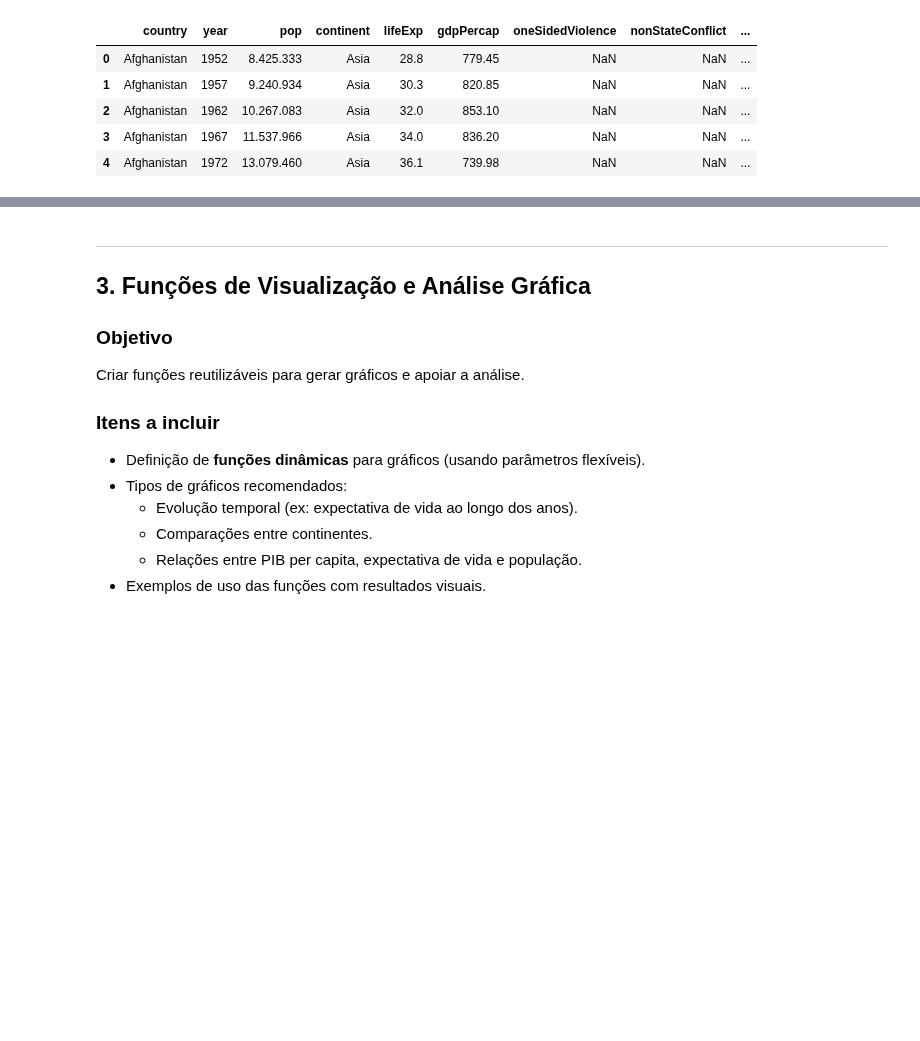
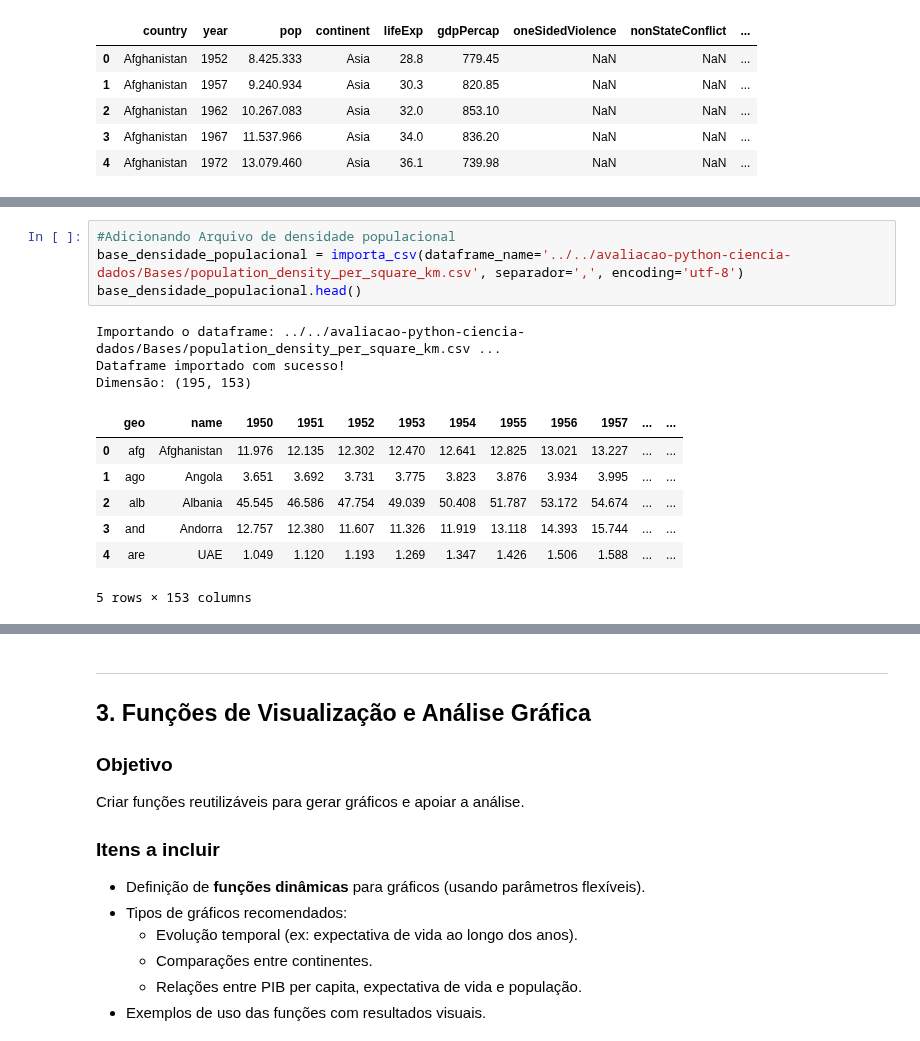
Before and after one commit to brunobgcardoso/avaliacao-python-ciencia-dados, a Jupyter notebook: src/Principal.ipynb, the cells around one changed output, grey strips where cells are left out. Saved outputs shown, nothing was run; the diff lists cells and outputs as text; blank space fills up the shorter version.

```diff
--- a/src/Principal.ipynb
+++ b/src/Principal.ipynb
@@ -324,0 +372,15 @@ Dimensão: (1704, 12)
+# %%
+#Adicionando Arquivo de densidade populacional
+base_densidade_populacional = importa_csv(dataframe_name='../../avaliacao-python-ciencia-dados/Bases/population_density_per_square_km.csv', separador=',', encoding='utf-8')
+base_densidade_populacional.head()
+# %% [output]
+Importando o dataframe: ../../avaliacao-python-ciencia-dados/Bases/population_density_per_square_km.csv ...
+Dataframe importado com sucesso!
+Dimensão: (195, 153)
+|  | geo | name | 1950 | 1951 | 1952 | 1953 | 1954 | 1955 | 1956 | 1957 | ... | ... |
+| 0 | afg | Afghanistan | 11.976 | 12.135 | 12.302 | 12.470 | 12.641 | 12.825 | 13.021 | 13.227 | ... | ... |
+| 1 | ago | Angola | 3.651 | 3.692 | 3.731 | 3.775 | 3.823 | 3.876 | 3.934 | 3.995 | ... | ... |
+| 2 | alb | Albania | 45.545 | 46.586 | 47.754 | 49.039 | 50.408 | 51.787 | 53.172 | 54.674 | ... | ... |
+| 3 | and | Andorra | 12.757 | 12.380 | 11.607 | 11.326 | 11.919 | 13.118 | 14.393 | 15.744 | ... | ... |
+| 4 | are | UAE | 1.049 | 1.120 | 1.193 | 1.269 | 1.347 | 1.426 | 1.506 | 1.588 | ... | ... |
+5 rows × 153 columns
```
Also changed, not shown: parts of 16 cells of this notebook, 7 other files.
